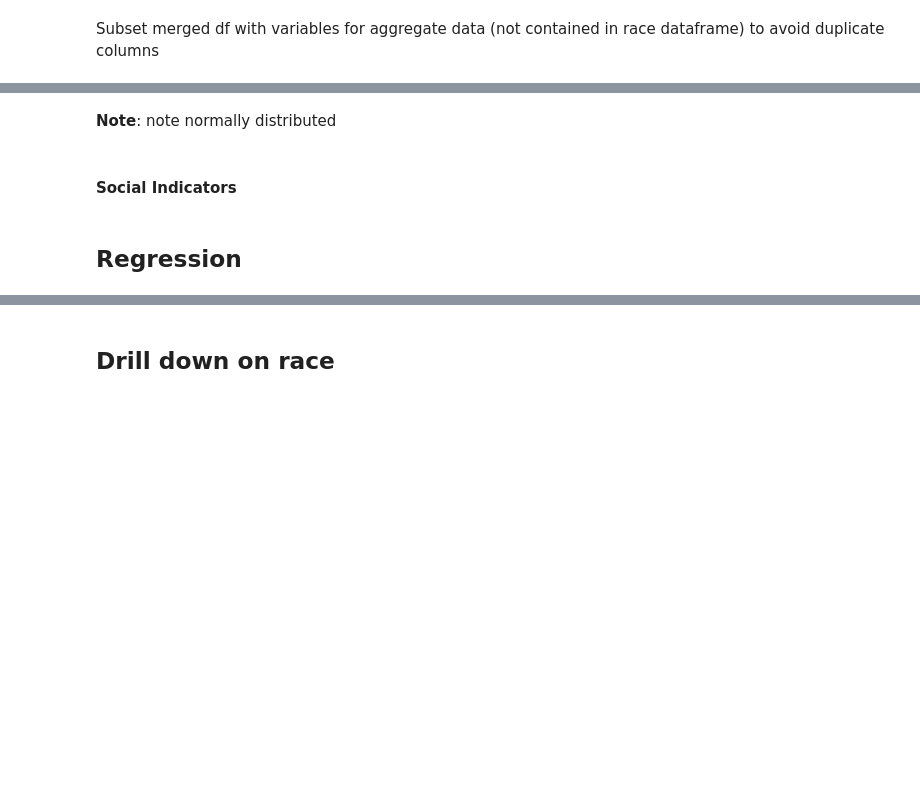
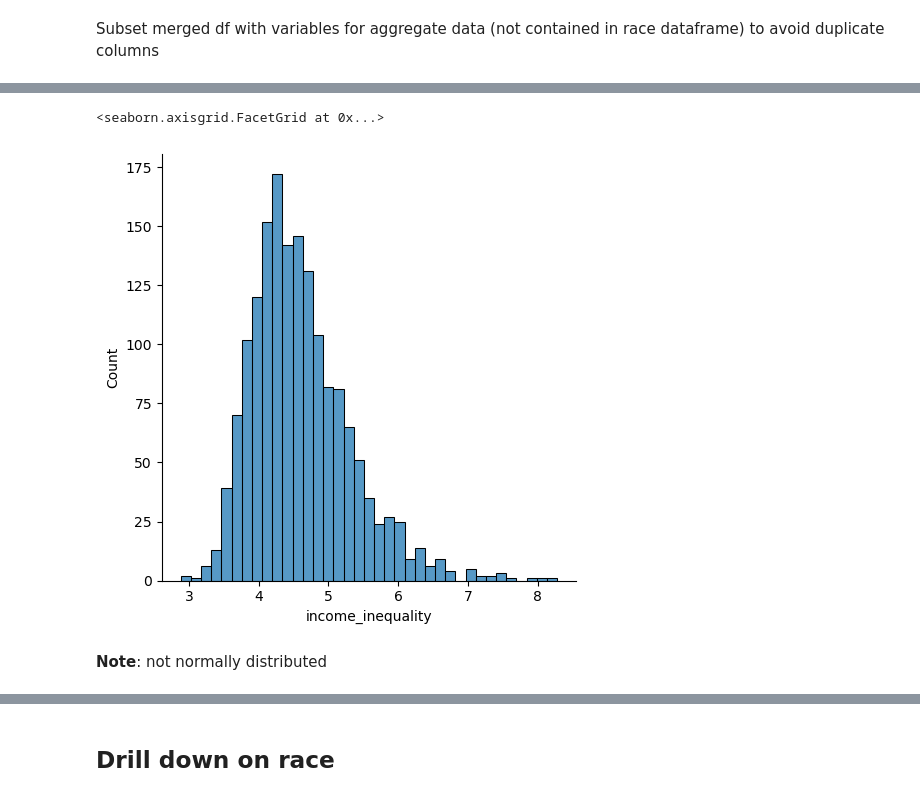
Before and after one commit to mapsg91/CapstoneII_MG, a Jupyter notebook: data/Clean Data/selected_vars/clean_select_features.ipynb, the cells around one changed output, grey strips where cells are left out. Cells and saved outputs as stored; diff of their text form; code cells hidden in the pictures; blank space fills up the shorter version.

Commit message:
working on mult regression models

```diff
--- a/data/Clean Data/selected_vars/clean_select_features.ipynb
+++ b/data/Clean Data/selected_vars/clean_select_features.ipynb
@@ -369,4 +506,7 @@ inequity_df.hist(figsize=(12,12), layout=(3,3), color='teal', ec='black', sharex
+# %%
+sns.displot(agg_select_subset['income_inequality'])
+# %% [output]
+<seaborn.axisgrid.FacetGrid at 0x...>
+[figure, added]
 # %% [markdown]
-**Note**: note normally distributed
+**Note**: not normally distributed
-# %% [markdown]
-#### Social Indicators
@@ -378,2 +512,0 @@ plt.show()
-# %% [markdown]
-## Regression
```
Also changed, not shown: parts of 98 cells of this notebook, 1 other file.
